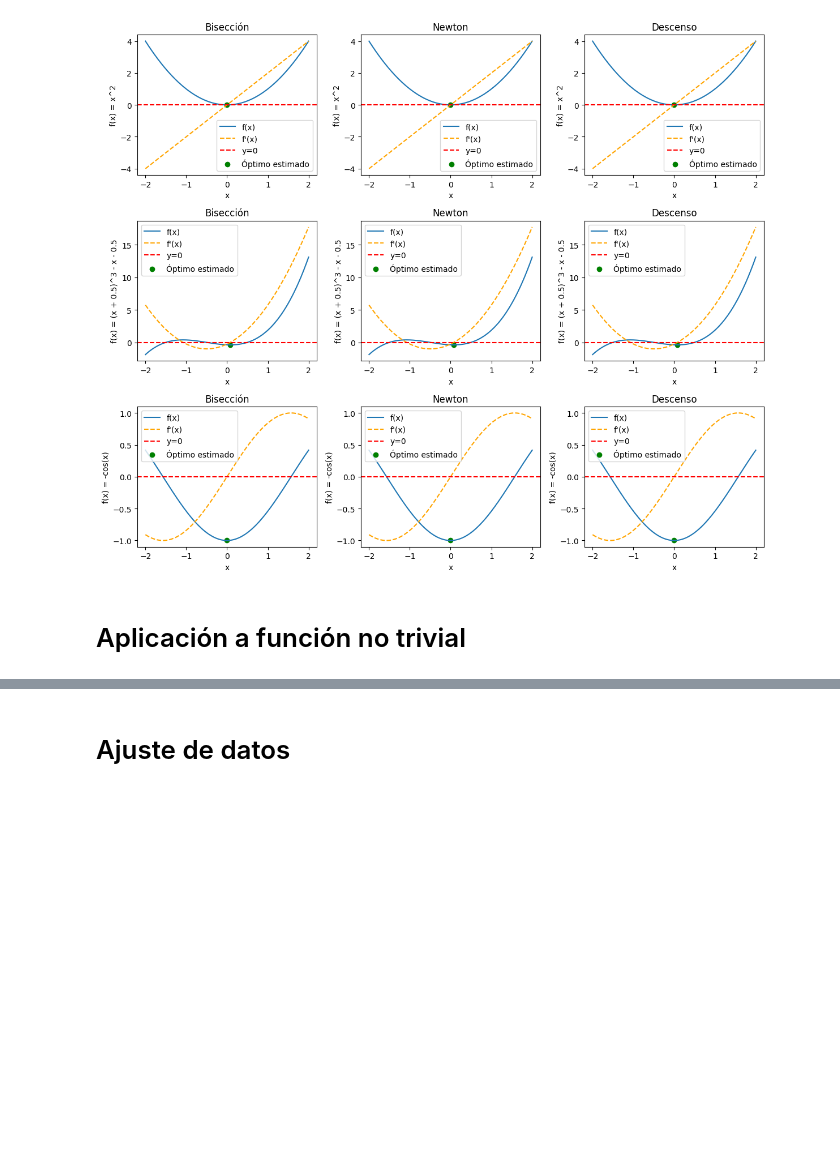
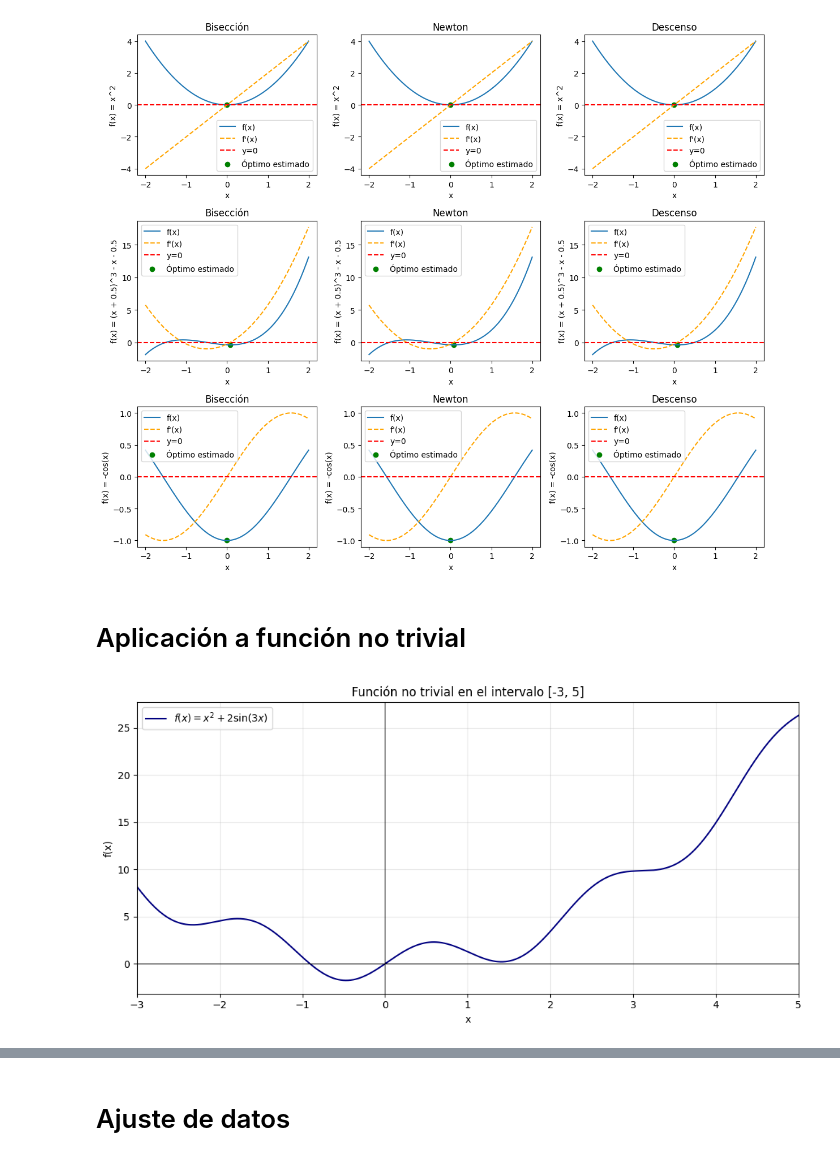
Before and after one commit to SantiagoPiZe/calculoTarea2, a Jupyter notebook: project.ipynb, the cells around one changed output, grey strips where cells are left out. Drawn from its saved outputs; the diff is of its cells as text; code cells hidden in the pictures; blank space fills up the shorter version.

Commit message:
parte 3 sin bonus

```diff
--- a/project.ipynb
+++ b/project.ipynb
@@ -132,5 +132,23 @@ f(x) = -cos(x) Descenso x = 0.000098 iteraciones = 927
 # %%
 f = x**2 + 2*sin(3*x)
 # %%
-# Grafica de la función
+# Gráfica de la función en el intervalo pedido
+puntos_x = np.linspace(-3, 5, 800)
+puntos_y = np.array([f.eval(valor) for valor in puntos_x])
+
+plt.figure(figsize=(10, 5))
+plt.plot(puntos_x, puntos_y, color="navy", label=r"$f(x)=x^2+2\sin(3x)$")
+plt.axhline(0, color="black", linewidth=0.8)
+plt.axvline(0, color="black", linewidth=0.8)
+plt.xlim(-3, 5)
+plt.xlabel("x")
+plt.ylabel("f(x)")
+plt.title("Función no trivial en el intervalo [-3, 5]")
+plt.grid(alpha=0.3)
+plt.legend()
+plt.tight_layout()
+plt.savefig("figura_parte3.png", dpi=180, bbox_inches="tight")
+plt.show()
+# %% [output]
+[figure, added]
 # %%
```
Also changed, not shown: parts of 3 cells of this notebook, 4 other files.
